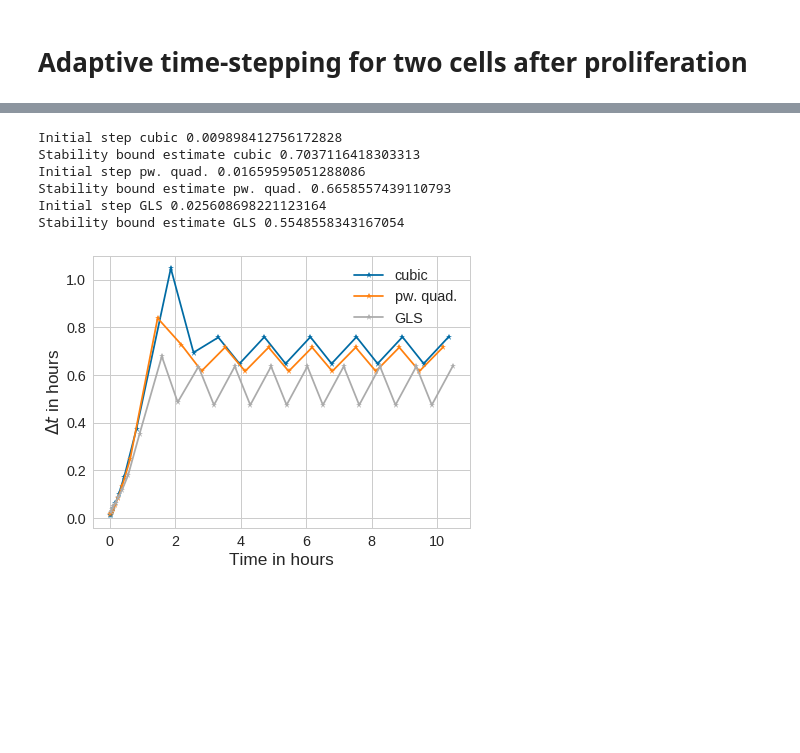
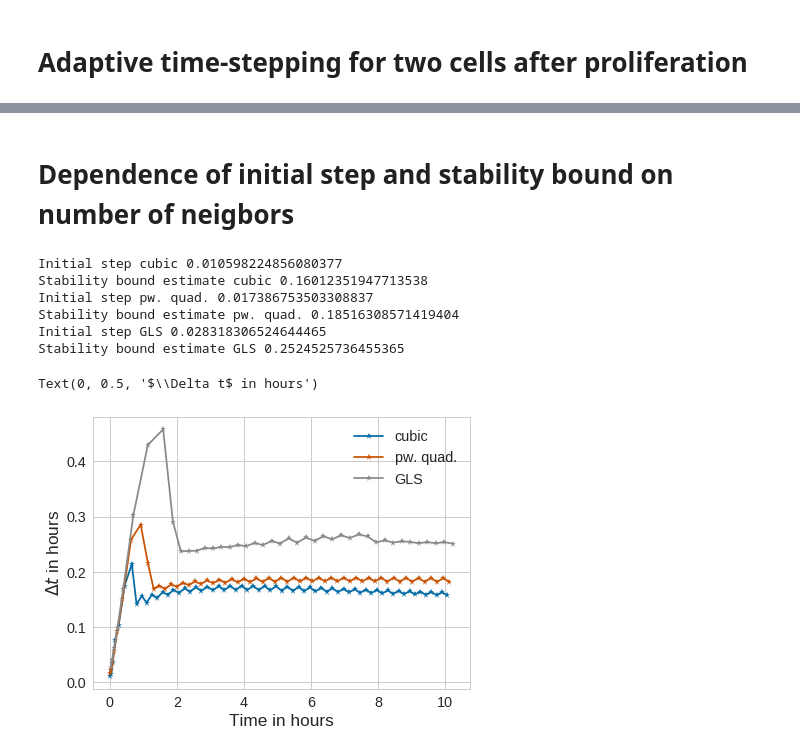
Before and after one commit to somathias/cbmos, a Jupyter notebook: exp-draft.ipynb, the cells around one changed output, grey strips where cells are left out. Drawn from its saved outputs; the diff is of its cells as text; code cells hidden in the pictures; blank space fills up the shorter version.

```diff
--- a/exp-draft.ipynb
+++ b/exp-draft.ipynb
@@ -36,7 +36,7 @@ t_data = np.linspace(0, tf, tf*100+1)
 force_names = ['cubic', 'pw. quad.', 'GLS']
 
 defcolors = plt.rcParams['axes.prop_cycle'].by_key()['color']
-colors = {'cubic': defcolors[0], 'pw. quad.': defcolors[1], 'GLS': defcolors[2]}
+colors = {'cubic': defcolors[0], 'pw. quad.': defcolors[5], 'GLS': defcolors[6]}
 
 # Solvers
 solvers_ef = {'pw. quad.': cbmos.CBMSolver(ff.piecewise_polynomial, ef.solve_ivp, dim),
@@ -58,0 +150,26 @@ cell_list = [cl.Cell(0, [0], proliferating=False), cl.Cell(1, [0.3], proliferati
+# %%
+plt.plot(t_data, 1.0/gp_cubic*np.ones(len(t_data)), linestyle='--', color=colors['cubic'] )
+plt.plot(t_data, 1.0/gp_PWQ*np.ones(len(t_data)), linestyle='--', color=colors['pw. quad.'] )
+plt.plot(t_data, 1.0/gp_GLS*np.ones(len(t_data)), linestyle='--', color=colors['GLS'] )
+
+for force in force_names:
+
+    try:
+        os.remove('step_sizes'+filename_ending[force]+'.txt')
+        os.remove('time_points'+filename_ending[force]+'.txt')
+    except FileNotFoundError:
+        print('Nothing to delete.')
+
+    history = solvers_ef[force].simulate(cell_list, t_data, params[force], {"eps": 0.001, "eta":0.001, "out": filename_ending[force]}, seed=seed)
+    dts = np.loadtxt('step_sizes'+filename_ending[force]+'.txt')
+    print('Initial step '+force + ' ' +str(dts[0]))
+    print('Stability bound estimate '+force + ' ' +str((dts[-2]+dts[-1])/2.0))
+    ts = np.loadtxt('time_points'+filename_ending[force]+'.txt')
+    plt.plot(ts, dts,'-*', label=force, color=colors[force])
+
+plt.legend()
+plt.xlabel('Time in hours')
+plt.ylabel('$\Delta t$ in hours')
+plt.ylim([-0.1, 1.2])
+plt.savefig('adaptivity_pairwise_relaxation_eps0_001.pdf', bbox_inches='tight')
+#plt.savefig('adaptivity_pairwise_relaxation_eps0_001.png', bbox_inches='tight')
@@ -59,28 +207,38 @@ cell_list = [cl.Cell(0, [0], proliferating=False), cl.Cell(1, [0.3], proliferati
+# %% [markdown]
+# Dependence of initial step and stability bound on number of neigbors
+# %%
+dim = 2
+solvers_ef = {'pw. quad.': cbmos.CBMSolver(ff.piecewise_polynomial, ef.solve_ivp, dim),
+             'cubic': cbmos.CBMSolver(ff.cubic, ef.solve_ivp, dim),
+             'GLS': cbmos.CBMSolver(ff.gls, ef.solve_ivp, dim)}
 # %%
+sheet = make_hexagonal_mesh(3)
+
 for force in force_names:
 
     try:
         os.remove('step_sizes'+filename_ending[force]+'.txt')
         os.remove('time_points'+filename_ending[force]+'.txt')
     except FileNotFoundError:
         print('Nothing to delete.')
 
-    history = solvers_ef[force].simulate(cell_list, t_data, params[force], {"eps": 0.01,"eta":0.0001, "out": filename_ending[force]}, seed=seed)
+    history = solvers_ef[force].simulate(sheet, t_data, params[force], {"eps": 0.01, "out": filename_ending[force]}, seed=seed)
     dts = np.loadtxt('step_sizes'+filename_ending[force]+'.txt')
     print('Initial step '+force + ' ' +str(dts[0]))
     print('Stability bound estimate '+force + ' ' +str((dts[-2]+dts[-1])/2.0))
     ts = np.loadtxt('time_points'+filename_ending[force]+'.txt')
-    plt.plot(ts, dts,'-*', label=force)
+    plt.plot(ts, dts,'-*', label=force, color=colors[force])
 plt.legend()
 plt.xlabel('Time in hours')
 plt.ylabel('$\Delta t$ in hours')
-plt.savefig('adaptivity_pairwise_relaxation_eps0_01.pdf', bbox_inches='tight')
-plt.savefig('adaptivity_pairwise_relaxation_eps0_01.png', bbox_inches='tight')
+#plt.savefig('adaptivity_38cells.pdf', bbox_inches='tight')
+#plt.savefig('adaptivity_38cells.png', bbox_inches='tight')
 # %% [output]
-Initial step cubic 0.009898412756172828
-Stability bound estimate cubic 0.7037116418303313
-Initial step pw. quad. 0.01659595051288086
-Stability bound estimate pw. quad. 0.6658557439110793
-Initial step GLS 0.025608698221123164
-Stability bound estimate GLS 0.5548558343167054
+Initial step cubic 0.010598224856080377
+Stability bound estimate cubic 0.16012351947713538
+Initial step pw. quad. 0.017386753503308837
+Stability bound estimate pw. quad. 0.18516308571419404
+Initial step GLS 0.028318306524644465
+Stability bound estimate GLS 0.2524525736455365
+Text(0, 0.5, '$\\Delta t$ in hours')
-[figure, old version]
+[figure, new version]
```
Also changed, not shown: parts of 13 cells of this notebook, 1 other file.
